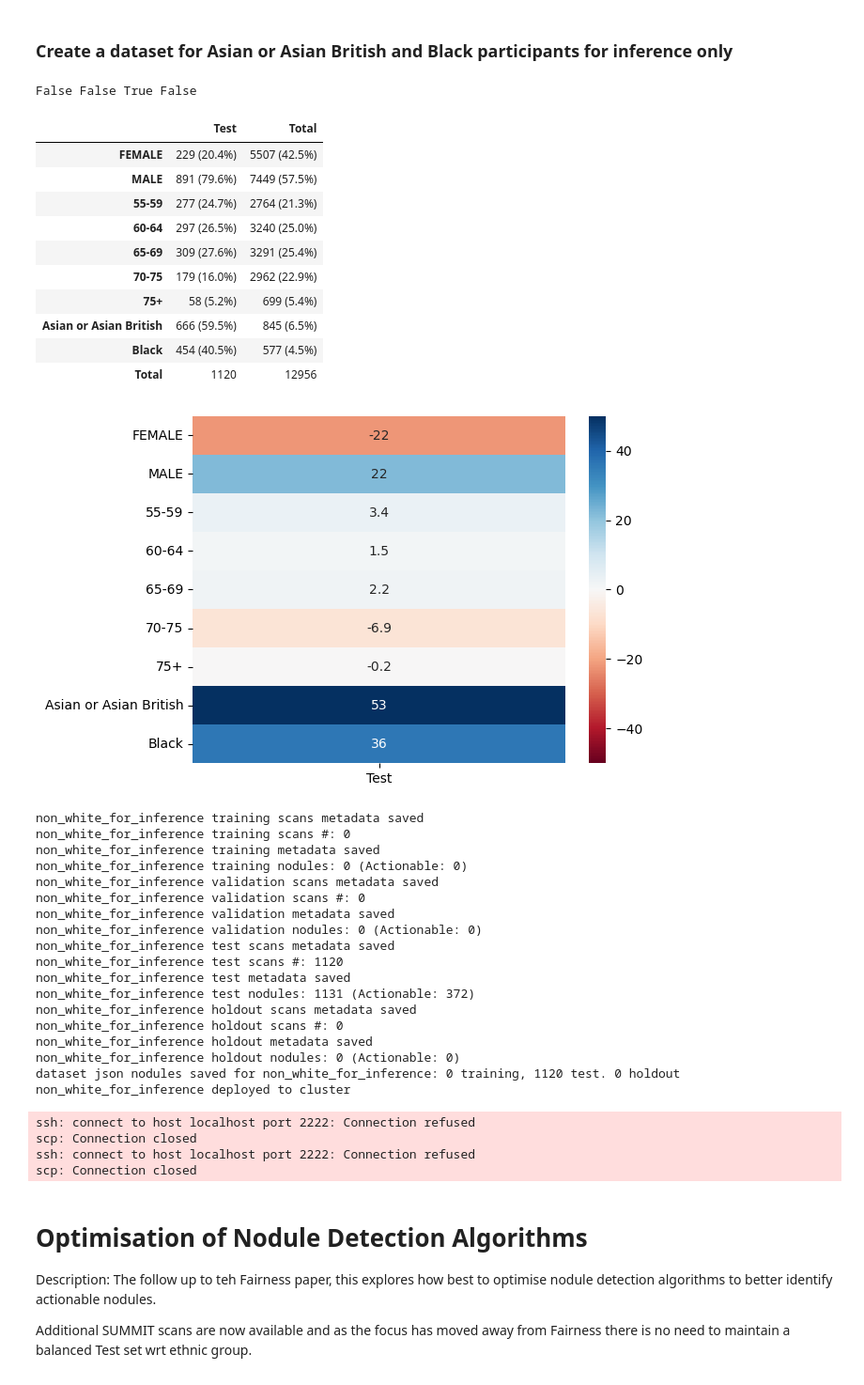
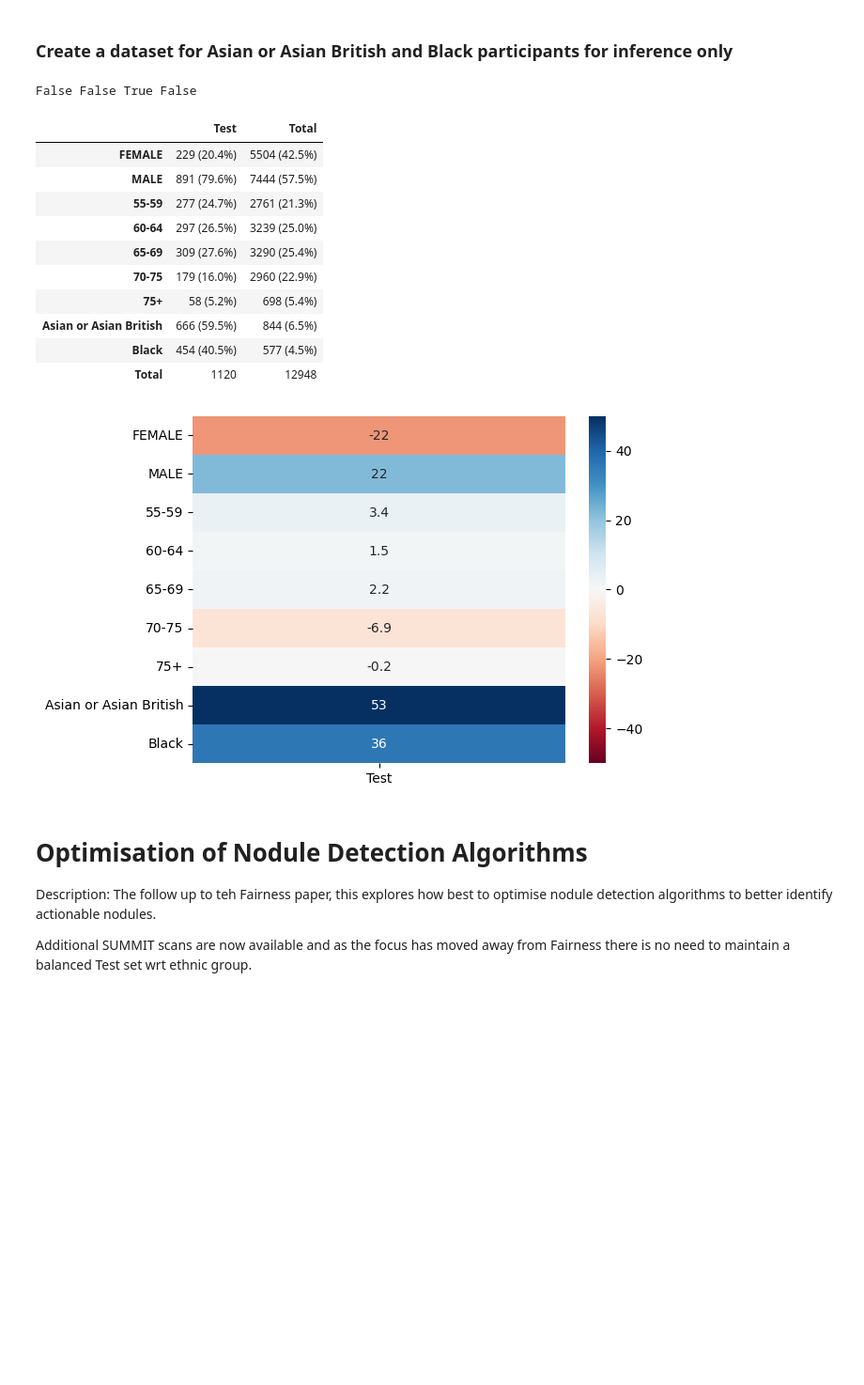
Before and after one commit to johnmccabe44/fairness-in-nodule-detection, a Jupyter notebook: notebooks/FairnessInNoduleDetectionAlgorithms/experiment_design.ipynb, the cells around one changed output. Shown at 94% size. Cells and saved outputs as stored; diff of their text form; code cells hidden in the pictures; blank space fills up the shorter version.

```diff
--- a/notebooks/FairnessInNoduleDetectionAlgorithms/experiment_design.ipynb
+++ b/notebooks/FairnessInNoduleDetectionAlgorithms/experiment_design.ipynb
@@ -12,6 +12,7 @@ import re
 import seaborn as sns
 
 workspace_path = Path(os.getcwd()).parent.parent
+REGENERATE = False
 # %% [markdown]
 # Set up scan metadata and nodule metadata
 # %%
@@ -50,19 +51,22 @@ recode = {
 exclusion_list = [
     'summit-9754-pkv',
     'summit-2625-nvf',
+    'summit-8935-guu',
+    'summit-4236-sar',
+    'summit-3399-wdd',
+    'summit-5628-vrn',
+    'summit-6597-erv',
+    'summit-4236-sar',
+    'summit-6344-jbm',
     'summit-6242-zvz',
     'summit-5789-jmc',
     'summit-5659-dgq',
-    'summit-6597-erv',
-    'summit-6344-jbm',
-    'summit-8935-guu',
     'summit-9754-pkv',
     'summit-2625-nvf',
     'summit-8935-guu',
-    'summit-4236-sar',
     'summit-6242-zvz',
-    'summit-3636-cbv', # broken segmentation
-    'summit-3399-wdd'
+    'summit-3636-cbv',
+    'summit-6585-puj'
     ]
 
 person_data = (
@@ -290,7 +294,7 @@ def save_metadata(dataset_dict, key, nodule_data):
     datasplit_path = Path(f'{workspace_path}/models/detection/datasplits/summit/{key}')
     Path(datasplit_path).mkdir(exist_ok=True, parents=True)
 
-    dataset_json = {'training' : [], 'test' : [], 'holdout' : []}
+    dataset_json = {'training' : [], 'validation' : [], 'test' : [], 'holdout' : []}
 
     for dataset in ['training', 'validation', 'test', 'holdout']:
         dataset_dict[dataset][key].to_csv(f'{metadata_path}/{dataset}_scans_metadata.csv', index=False)
@@ -320,13 +324,15 @@ def save_metadata(dataset_dict, key, nodule_data):
                 ])
                 scan_dict['label'].append(0)
 
-            if dataset in ['training', 'validation']:
-                if len(scan_dict['box']) > 0:
-                    dataset_json['training'].append(scan_dict)
-            else:
+            if (dataset in ['training','validation'] and len(scan_dict['box']) > 0) or (dataset in ['test','holdout']):
                 dataset_json[dataset].append(scan_dict)
 
-    print(f'dataset json nodules saved for {key}: {len(dataset_json["training"])} training, {len(dataset_json["test"])} test. {len(dataset_json["holdout"])} holdout')
+    print(f'dataset json nodules saved for {key}')
+    print(f'Training: {len(dataset_json["training"])}')
+    print(f'Validation: {len(dataset_json["validation"])}')
+    print(f'Test: {len(dataset_json["test"])}')
+    print(f'Holdout: {len(dataset_json["holdout"])}')
+
     with open(f'{datasplit_path}/dataset_{key}.json', 'w') as f:
         json.dump(dataset_json, f)
 
@@ -892,59 +776,39 @@ scp: Connection closed
 # %%
 # Balanced the Test Dataset
 asian_and_black = person_data[
     person_data['Available']&\
     (person_data['lung_health_check_demographics_race_ethnicgroup'].isin(['Asian or Asian British', 'Black']))
 ]
 
 empty_ds = asian_and_black.drop(asian_and_black.index)
 
 test_ds = asian_and_black
 
 datasets['training']['non_white_for_inference'] = empty_ds
 datasets['validation']['non_white_for_inference'] = empty_ds
 datasets['test']['non_white_for_inference'] = test_ds
 datasets['holdout']['non_white_for_inference'] = empty_ds
 
 combine_datasets_profiles('non_white_for_inference', datasets)
-_ = save_metadata(datasets, 'non_white_for_inference', nodule_data)
 
-deploy_to_cluster('non_white_for_inference')
+if REGENERATE:
+    _ = save_metadata(datasets, 'non_white_for_inference', nodule_data)
+
+    deploy_to_cluster('non_white_for_inference')
 # %% [output]
 False False True False
 |  | Test | Total |
-| FEMALE | 229 (20.4%) | 5507 (42.5%) |
-| MALE | 891 (79.6%) | 7449 (57.5%) |
-| 55-59 | 277 (24.7%) | 2764 (21.3%) |
-| 60-64 | 297 (26.5%) | 3240 (25.0%) |
-| 65-69 | 309 (27.6%) | 3291 (25.4%) |
-| 70-75 | 179 (16.0%) | 2962 (22.9%) |
-| 75+ | 58 (5.2%) | 699 (5.4%) |
-| Asian or Asian British | 666 (59.5%) | 845 (6.5%) |
+| FEMALE | 229 (20.4%) | 5504 (42.5%) |
+| MALE | 891 (79.6%) | 7444 (57.5%) |
+| 55-59 | 277 (24.7%) | 2761 (21.3%) |
+| 60-64 | 297 (26.5%) | 3239 (25.0%) |
+| 65-69 | 309 (27.6%) | 3290 (25.4%) |
+| 70-75 | 179 (16.0%) | 2960 (22.9%) |
+| 75+ | 58 (5.2%) | 698 (5.4%) |
+| Asian or Asian British | 666 (59.5%) | 844 (6.5%) |
 | Black | 454 (40.5%) | 577 (4.5%) |
-| Total | 1120 | 12956 |
+| Total | 1120 | 12948 |
 [figure]
-non_white_for_inference training scans metadata saved
-non_white_for_inference training scans #: 0
-non_white_for_inference training metadata saved
-non_white_for_inference training nodules: 0 (Actionable: 0)
-non_white_for_inference validation scans metadata saved
-non_white_for_inference validation scans #: 0
-non_white_for_inference validation metadata saved
-non_white_for_inference validation nodules: 0 (Actionable: 0)
-non_white_for_inference test scans metadata saved
-non_white_for_inference test scans #: 1120
-non_white_for_inference test metadata saved
-non_white_for_inference test nodules: 1131 (Actionable: 372)
-non_white_for_inference holdout scans metadata saved
-non_white_for_inference holdout scans #: 0
-non_white_for_inference holdout metadata saved
-non_white_for_inference holdout nodules: 0 (Actionable: 0)
-dataset json nodules saved for non_white_for_inference: 0 training, 1120 test. 0 holdout
-non_white_for_inference deployed to cluster
-ssh: connect to host localhost port 2222: Connection refused
-scp: Connection closed
-ssh: connect to host localhost port 2222: Connection refused
-scp: Connection closed
 # %% [markdown]
 # Optimisation of Nodule Detection Algorithms
 
```
Also changed, not shown: parts of 14 cells of this notebook.
